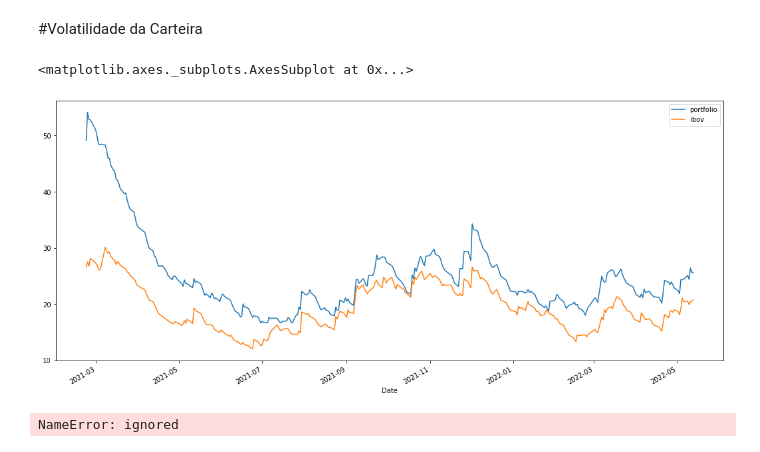
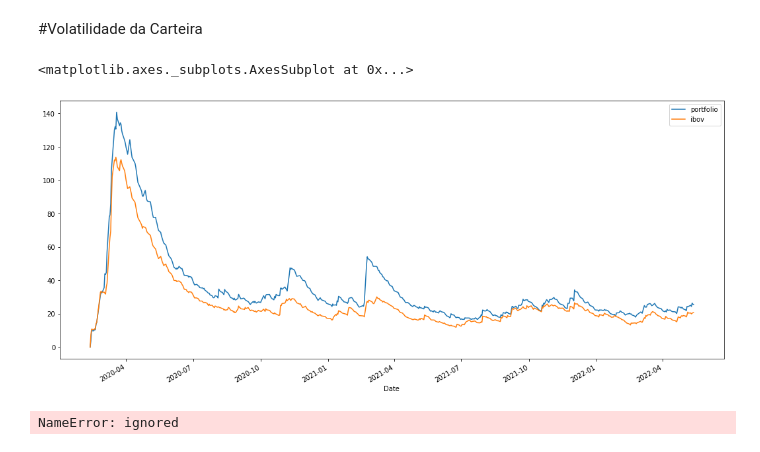
Before and after one commit to daniel-usp/risco, a Jupyter notebook: Carteira_EWMA.ipynb, the cells around one changed output. Saved outputs shown, nothing was run; the diff lists cells and outputs as text; code cells hidden in the pictures.

```diff
--- a/Carteira_EWMA.ipynb
+++ b/Carteira_EWMA.ipynb
@@ -218,17 +210,17 @@ NameError: ignored
 # %%
 
 ret_carteira = retr_log.loc[list(set(retr_log.index[0:-1]).intersection(set(weights.index[0:-1])))].sort_index()
 peso_carteira = weights.loc[list(set(retr_log.index[0:-1]).intersection(set(weights.index[0:-1])))].sort_index()
 ret_carteira['portfolio'] = (peso_carteira*ret_carteira).sum(axis =1)
 ret_carteira['ibov'] = retr_log_ibov.loc[list(set(retr_log.index[0:-1]).intersection(set(weights.index[0:-1])))].sort_index()
 
 #Calcula a volatilidade EWMA para todos os ativos em uma janela de 252 dias
-r = ret_carteira[['portfolio','ibov']].ewm(alpha = 0.06, min_periods=252, adjust=False).std(252)
+r = ret_carteira[['portfolio','ibov']].ewm(alpha = 0.06, min_periods=1, adjust=False).std(252)
 vol  = ((r)*252**(1/2))*100
 vol.plot()
 # %% [output]
 <matplotlib.axes._subplots.AxesSubplot at 0x...>
-[figure, old version]
+[figure, new version]
 # %%
 # %% [output]
 NameError: ignored
```
Also changed, not shown: parts of 4 cells of this notebook.
